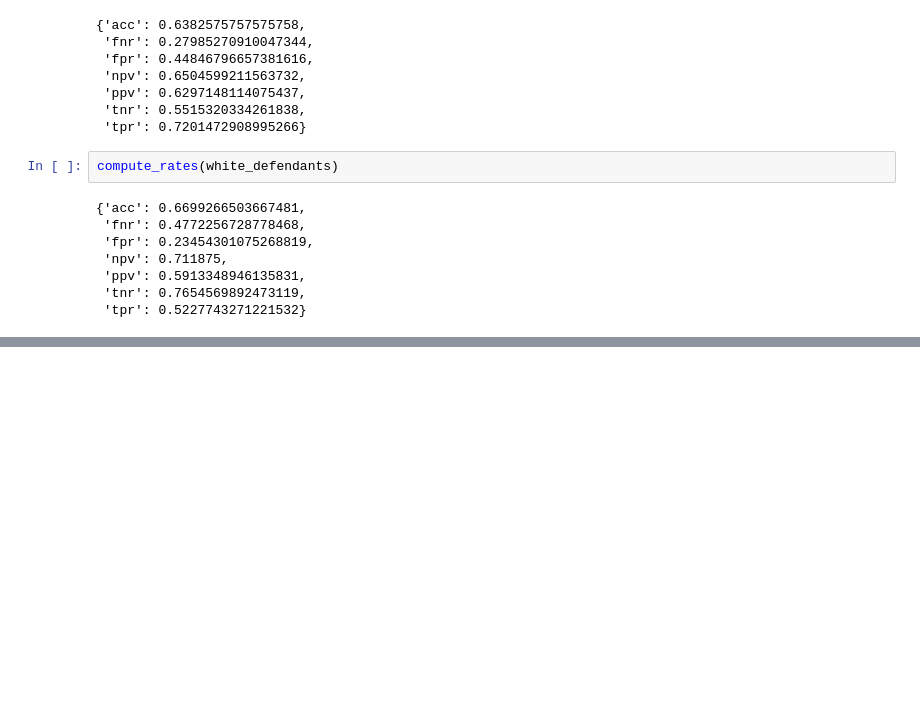
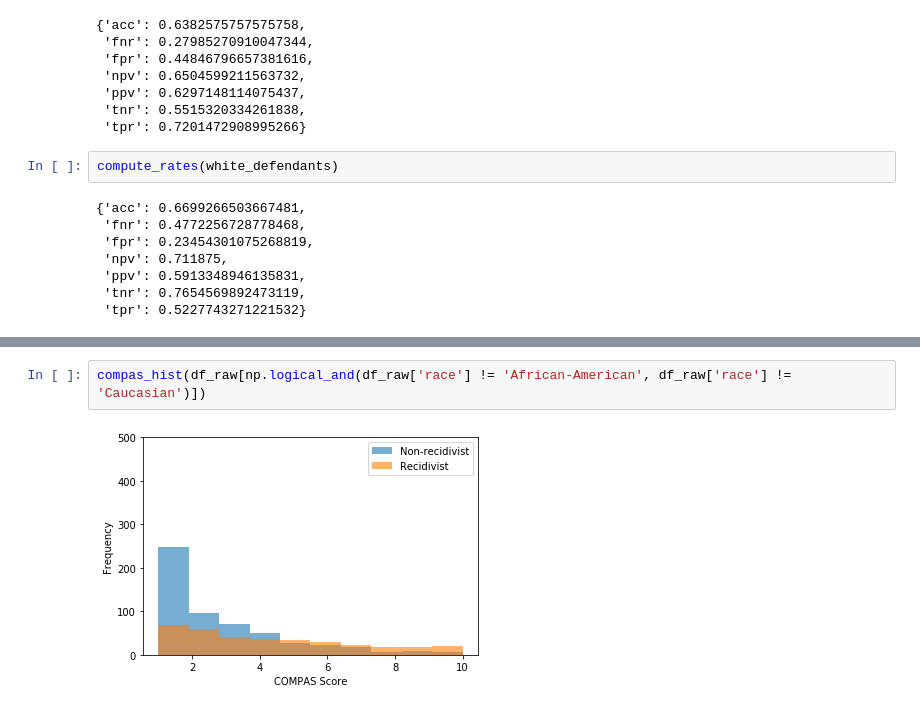
Before and after one commit to ScrypticLabs/Columbia-DSI-2018, a Jupyter notebook: project/Project.ipynb, the cells around one changed output, grey strips where cells are left out. Drawn from its saved outputs; the diff is of its cells as text; blank space fills up the shorter version.

```diff
--- a/project/Project.ipynb
+++ b/project/Project.ipynb
@@ -212,0 +233,4 @@ compute_rates(white_defendants)
+# %%
+compas_hist(df_raw[np.logical_and(df_raw['race'] != 'African-American', df_raw['race'] != 'Caucasian')])
+# %% [output]
+[figure, added]
```
Also changed, not shown: parts of 4 cells of this notebook.
